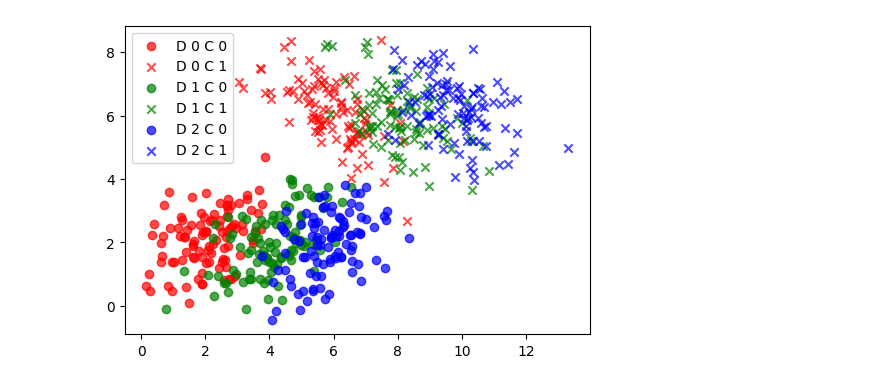
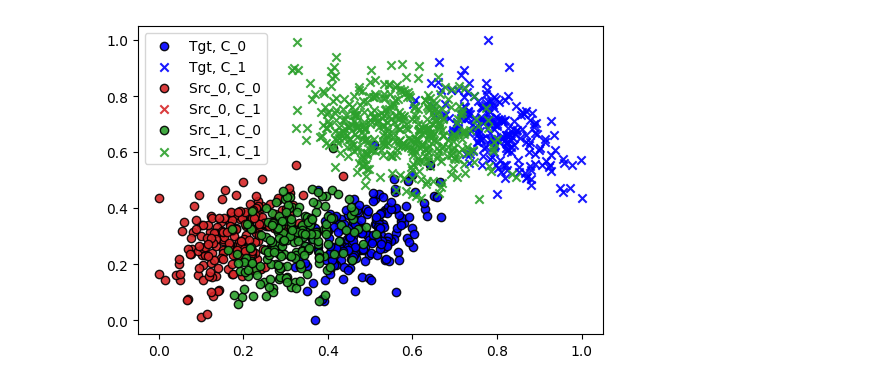
Before and after one commit to lakpa-tamang9/domaingen, a Jupyter notebook: gauss_toy.ipynb, the cells around one changed output. Saved outputs shown, nothing was run; the diff lists cells and outputs as text; code cells hidden in the pictures.

```diff
--- a/gauss_toy.ipynb
+++ b/gauss_toy.ipynb
@@ -27,41 +27,73 @@ domains = [
 
     {"mean_class_0": [4, 2], "mean_class_1": [8, 6],
      "cov_class_0": [[1, 0.5], [0.5, 1]], "cov_class_1": [[1, -0.5], [-0.5, 1]]},
 
     {"mean_class_0": [6, 2], "mean_class_1": [10, 6],
      "cov_class_0": [[1, 0.5], [0.5, 1]], "cov_class_1": [[1, -0.5], [-0.5, 1]]}
 ]
 
 # Generate data for each domain
 domain_data = []
 domain_labels = []
-num_samples_per_class = 100
+num_samples_per_class = 200
 
 for domain in domains:
     data_class_0, labels_class_0 = generate_gaussian_data(domain["mean_class_0"], domain["cov_class_0"], num_samples_per_class, label=0)
     data_class_1, labels_class_1 = generate_gaussian_data(domain["mean_class_1"], domain["cov_class_1"], num_samples_per_class, label=1)
 
     domain_data.append(np.vstack([data_class_0, data_class_1]))
     domain_labels.append(np.hstack([labels_class_0, labels_class_1]))
 
-# Prepare the training data (from Domain 1 and Domain 2)
+# Concatenate all domain data to compute global min and max
+all_data = np.vstack(domain_data)
+data_min = all_data.min(axis=0)
+data_max = all_data.max(axis=0)
+
+# Apply min-max normalization to each domain
+domain_data = [(data - data_min) / (data_max - data_min) for data in domain_data]
+
+# Reconstruct training and test splits after normalization
 X_train = np.vstack([domain_data[0], domain_data[1]])
 y_train = np.hstack([domain_labels[0], domain_labels[1]])
-
-# Prepare the test data (from Domain 3)
 X_test = domain_data[2]
 y_test = domain_labels[2]
+plt.figure(figsize=(6, 4))
+# # Visualize the data to check the covariate shift across domains
+# colors = ['r', 'g', 'b']
+# plt.figure(figsize=(6, 4))
+# for i, (data, labels) in enumerate(zip(domain_data, domain_labels)):
+#     plt.scatter(data[labels == 0][:, 0], data[labels == 0][:, 1], label=f"D_{i}, C_0", alpha=0.7, color=colors[i], marker='o')
+#     plt.scatter(data[labels == 1][:, 0], data[labels == 1][:, 1], label=f"D_{i}, C_1", alpha=0.7, color=colors[i], marker='x')
 
-# Visualize the data to check the covariate shift across domains
-colors = ['r', 'g', 'b']
-plt.figure(figsize=(6, 4))
-for i, (data, labels) in enumerate(zip(domain_data, domain_labels)):
-    plt.scatter(data[labels == 0][:, 0], data[labels == 0][:, 1], label=f"D {i} C 0", alpha=0.7, color=colors[i], marker='o')
-    plt.scatter(data[labels == 1][:, 0], data[labels == 1][:, 1], label=f"D {i} C 1", alpha=0.7, color=colors[i], marker='x')
+
+# Plot the test data points (Domain 3)
+plt.scatter(X_test[y_test == 0][:, 0], X_test[y_test == 0][:, 1], label="Tgt, C_0", edgecolors='k', color='blue', marker='o', alpha=0.9)
+plt.scatter(X_test[y_test == 1][:, 0], X_test[y_test == 1][:, 1], label="Tgt, C_1", edgecolors='k', color='blue', marker='x', alpha=0.9)
+
+
+domain_train = np.zeros(len(X_train), dtype=int)
+domain_train[200:] = 1  # Assume second 200 are Domain 1
+
+domain_colors = ["tab:red", "tab:green"]
+class_markers = ["o", "x"]
+
+for d in (0, 1):  # domains
+    for c in (0, 1):  # classes
+        idx = (domain_train == d) & (y_train == c)
+        plt.scatter(
+            X_train[idx, 0],
+            X_train[idx, 1],
+            color=domain_colors[d],
+            marker=class_markers[c],
+            edgecolors='k',
+            label=f"Src_{d}, C_{c}",
+            alpha=0.9
+        )
 
 plt.legend()
+
 # plt.title('Covariate Shift Across Domains for Class 0 and Class 1')
 # plt.show()
 plt.savefig("syntheticdata.pdf")
 # %% [output]
-[figure, old version]
+[figure, new version]
```
Also changed, not shown: parts of 15 cells of this notebook.
